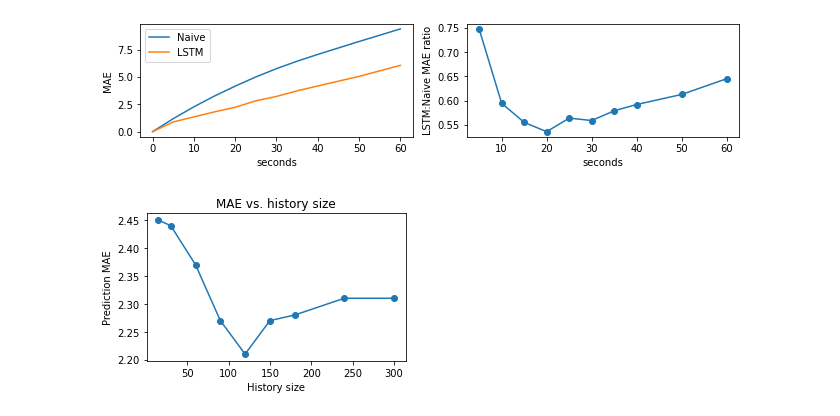
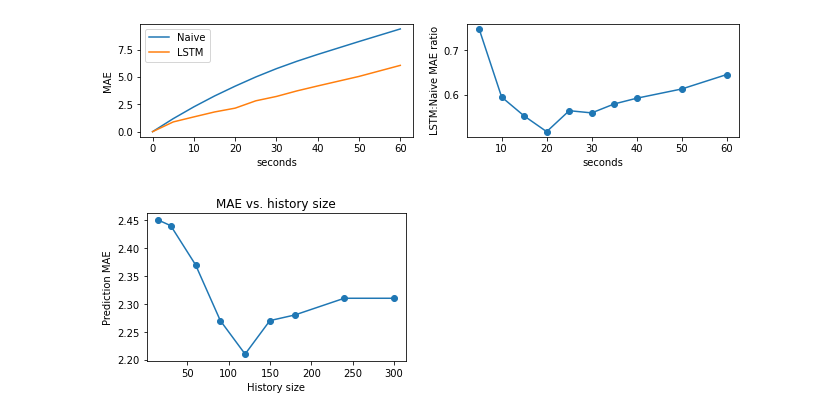
Before and after one commit to rikluost/athlete_hr_predict, a Jupyter notebook: summary_graphs.ipynb, the cells around one changed output. Saved outputs shown, nothing was run; the diff lists cells and outputs as text; code cells hidden in the pictures.

```diff
--- a/summary_graphs.ipynb
+++ b/summary_graphs.ipynb
@@ -1,34 +1,34 @@
 # %%
 import pandas as pd
 from matplotlib import pyplot as plt
 
 # MAE as a function of training time
 
 graph_path = "/home/riku/projects/athlet_hr_predict/graphs"
 
 sum_a = {'n_y':[0,5,10,15,20,25,30,35,40,50,60],
         'MAE_naive':[0,1.19,2.27,3.26,4.16,5.00, 5.76,6.44,7.06,8.24,9.39],
-        'MAE_model':[0,0.89,1.35,1.81, 2.23,2.82,3.22,3.73
+        'MAE_model':[0,0.89,1.35,1.80, 2.15,2.82,3.22,3.73
         ,4.18,5.05,6.06]}
 
 sum_MAE = pd.DataFrame.from_dict(data=sum_a, orient='columns')
 sum_MAE['MAE_ratio']=sum_MAE['MAE_model']/sum_MAE['MAE_naive']
 fig, [ax1,ax2] = plt.subplots(1,2)
 fig.set_size_inches(9, 2.3)
 ax1.plot(sum_MAE['n_y'],sum_MAE['MAE_naive'])
 ax1.plot(sum_MAE['n_y'],sum_MAE['MAE_model'])
 ax2.plot(sum_MAE['n_y'],sum_MAE['MAE_ratio'])
 ax2.scatter(sum_MAE['n_y'],sum_MAE['MAE_ratio'])
 
 ax1.set_xlabel('seconds')
 ax1.set_ylabel('MAE')
 ax2.set_xlabel('seconds')
 ax2.set_ylabel('LSTM:Naive MAE ratio')
 ax1.legend(['Naive','LSTM'])
 plt.tight_layout()
 plt.savefig(graph_path+"/SUMMARY.png")
 # %% [output]
-[figure, old version]
+[figure, new version]
 # %%
 # 20-second prediction, MAE as function of training data window duration
 
```
Also changed, not shown: 17 other files.
